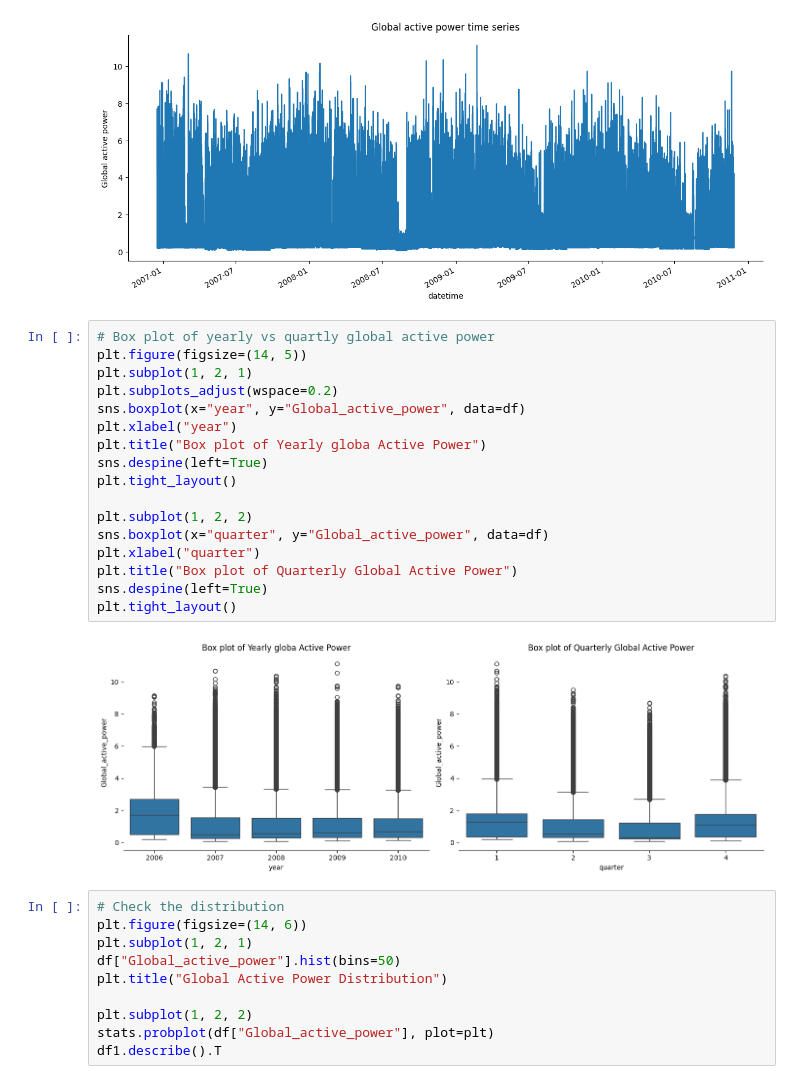
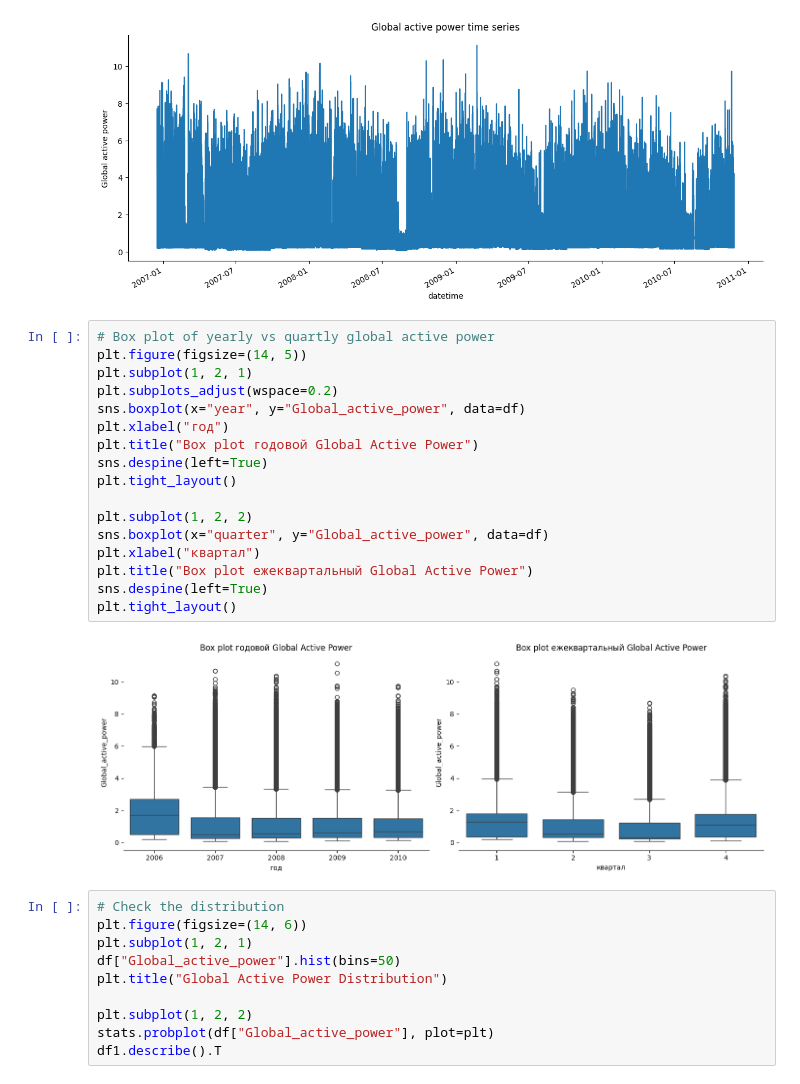
Before and after one commit to dprotasovitsky/ds_belhard, a Jupyter notebook: ds2/hw1/hw2_1_11.ipynb, the cells around one changed output. Saved outputs shown, nothing was run; the diff lists cells and outputs as text.

```diff
--- a/ds2/hw1/hw2_1_11.ipynb
+++ b/ds2/hw1/hw2_1_11.ipynb
@@ -192,22 +192,22 @@ plt.show()
 # %%
 # Box plot of yearly vs quartly global active power
 plt.figure(figsize=(14, 5))
 plt.subplot(1, 2, 1)
 plt.subplots_adjust(wspace=0.2)
 sns.boxplot(x="year", y="Global_active_power", data=df)
-plt.xlabel("year")
-plt.title("Box plot of Yearly globa Active Power")
+plt.xlabel("год")
+plt.title("Box plot годовой Global Active Power")
 sns.despine(left=True)
 plt.tight_layout()
 
 plt.subplot(1, 2, 2)
 sns.boxplot(x="quarter", y="Global_active_power", data=df)
-plt.xlabel("quarter")
-plt.title("Box plot of Quarterly Global Active Power")
+plt.xlabel("квартал")
+plt.title("Box plot ежеквартальный Global Active Power")
 sns.despine(left=True)
 plt.tight_layout()
 # %% [output]
-[figure, old version]
+[figure, new version]
 # %%
 # Check the distribution
 plt.figure(figsize=(14, 6))
```
Also changed, not shown: parts of 1 cell of this notebook.
